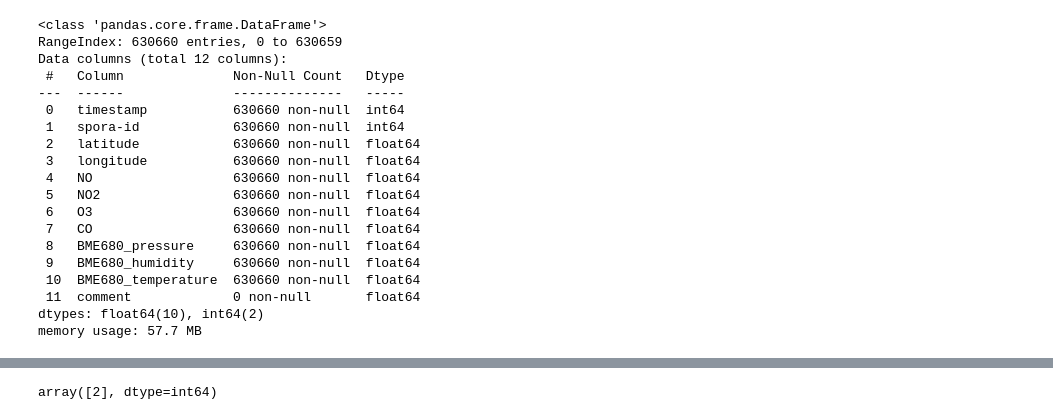
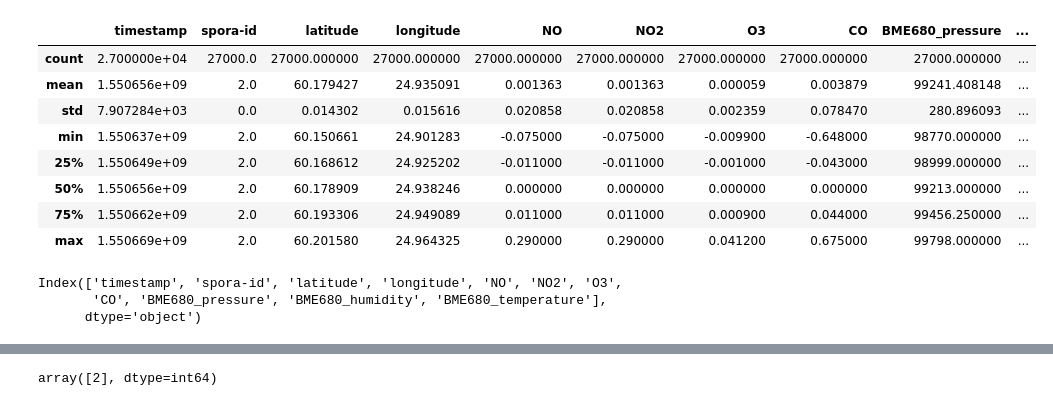
Before and after one commit to habeshwoub/WB_Git, a Jupyter notebook: Helsinkitram air quality.ipynb, the cells around one changed output, grey strips where cells are left out. Cells and saved outputs as stored; diff of their text form; code cells hidden in the pictures.

```diff
--- a/Helsinkitram air quality.ipynb
+++ b/Helsinkitram air quality.ipynb
@@ -45,30 +67,23 @@ comment
 # %%
-#Read csv data
-df = pd.read_csv('helstramair.csv')
-#explore data
-df.info()
+df.describe()
 # %% [output]
-<class 'pandas.core.frame.DataFrame'>
-RangeIndex: 630660 entries, 0 to 630659
-Data columns (total 12 columns):
- #   Column              Non-Null Count   Dtype
----  ------              --------------   -----
- 0   timestamp           630660 non-null  int64
- 1   spora-id            630660 non-null  int64
- 2   latitude            630660 non-null  float64
- 3   longitude           630660 non-null  float64
- 4   NO                  630660 non-null  float64
- 5   NO2                 630660 non-null  float64
- 6   O3                  630660 non-null  float64
- 7   CO                  630660 non-null  float64
- 8   BME680_pressure     630660 non-null  float64
- 9   BME680_humidity     630660 non-null  float64
- 10  BME680_temperature  630660 non-null  float64
- 11  comment             0 non-null       float64
-dtypes: float64(10), int64(2)
-memory usage: 57.7 MB
+|  | timestamp | spora-id | latitude | longitude | NO | NO2 | O3 | CO | BME680_pressure | ... |
+| count | 2.700000e+04 | 27000.0 | 27000.000000 | 27000.000000 | 27000.000000 | 27000.000000 | 27000.000000 | 27000.000000 | 27000.000000 | ... |
+| mean | 1.550656e+09 | 2.0 | 60.179427 | 24.935091 | 0.001363 | 0.001363 | 0.000059 | 0.003879 | 99241.408148 | ... |
+| std | 7.907284e+03 | 0.0 | 0.014302 | 0.015616 | 0.020858 | 0.020858 | 0.002359 | 0.078470 | 280.896093 | ... |
+| min | 1.550637e+09 | 2.0 | 60.150661 | 24.901283 | -0.075000 | -0.075000 | -0.009900 | -0.648000 | 98770.000000 | ... |
+| 25% | 1.550649e+09 | 2.0 | 60.168612 | 24.925202 | -0.011000 | -0.011000 | -0.001000 | -0.043000 | 98999.000000 | ... |
+| 50% | 1.550656e+09 | 2.0 | 60.178909 | 24.938246 | 0.000000 | 0.000000 | 0.000000 | 0.000000 | 99213.000000 | ... |
+| 75% | 1.550662e+09 | 2.0 | 60.193306 | 24.949089 | 0.011000 | 0.011000 | 0.000900 | 0.044000 | 99456.250000 | ... |
+| max | 1.550669e+09 | 2.0 | 60.201580 | 24.964325 | 0.290000 | 0.290000 | 0.041200 | 0.675000 | 99798.000000 | ... |
 # %%
-We observe that the datframe contains 12 columns that are integer and float types
+
+df.columns
+#We observe that the datframe contains 11 columns that are integer and float types
+# %% [output]
+Index(['timestamp', 'spora-id', 'latitude', 'longitude', 'NO', 'NO2', 'O3',
+       'CO', 'BME680_pressure', 'BME680_humidity', 'BME680_temperature'],
+      dtype='object')
 # %%
 #check the dataframe statistics
 df.describe()
```
Also changed, not shown: parts of 18 cells of this notebook, 4 other files.
